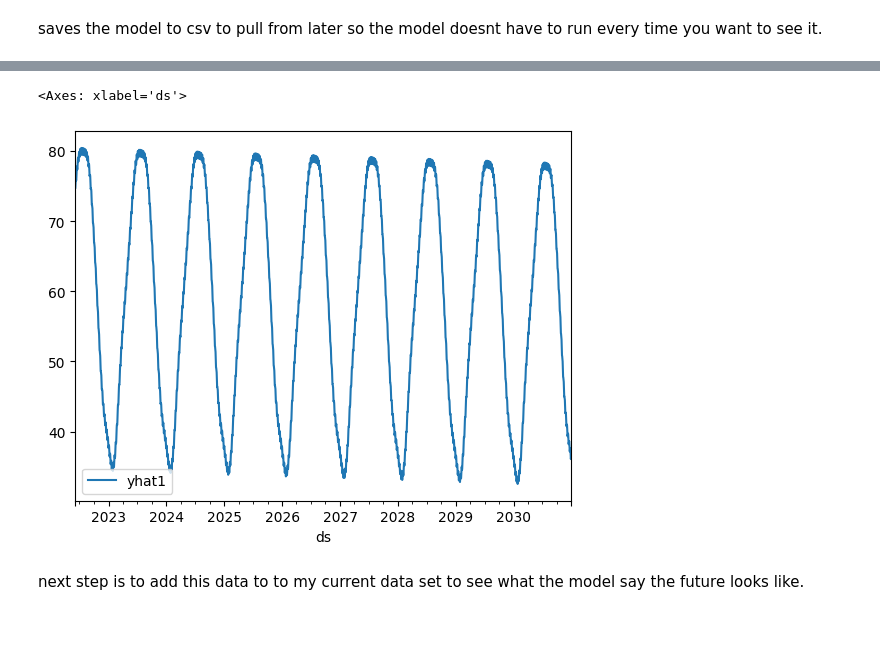
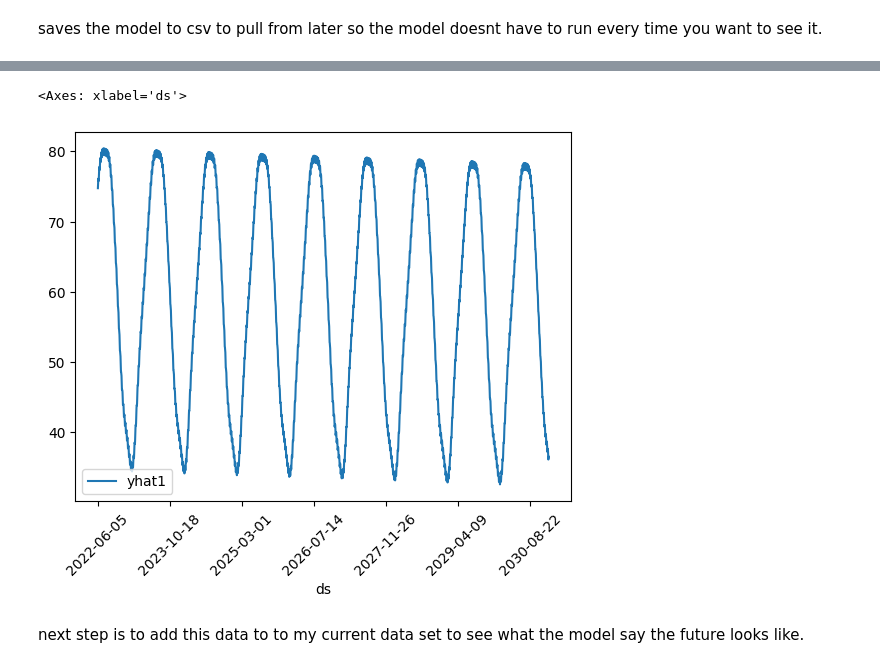
Before and after one commit to dmorton714/weather, a Jupyter notebook: redo.ipynb, the cells around one changed output, grey strips where cells are left out. Cells and saved outputs as stored; diff of their text form; code cells hidden in the pictures; blank space fills up the shorter version.

Commit message:
modeling done

```diff
--- a/redo.ipynb
+++ b/redo.ipynb
@@ -229,0 +177,4 @@ forecast.to_csv('model.csv')
+# %%
+# forecast.to_csv('model.csv')
+mdf = pd.read_csv('model.csv')
+mdf.head()
@@ -230,7 +188,7 @@ forecast.to_csv('model.csv')
 # %%
-forecast.plot(x="ds", y="yhat1")
+mdf.plot(x="ds", y="yhat1", rot= 45)
 # %% [output]
 <Axes: xlabel='ds'>
-[figure, old version]
+[figure, new version]
 # %% [markdown]
 next step is to add this data to to my current data set to see what the model say the future looks like.
```
Also changed, not shown: parts of 15 cells of this notebook, 1 other file.
